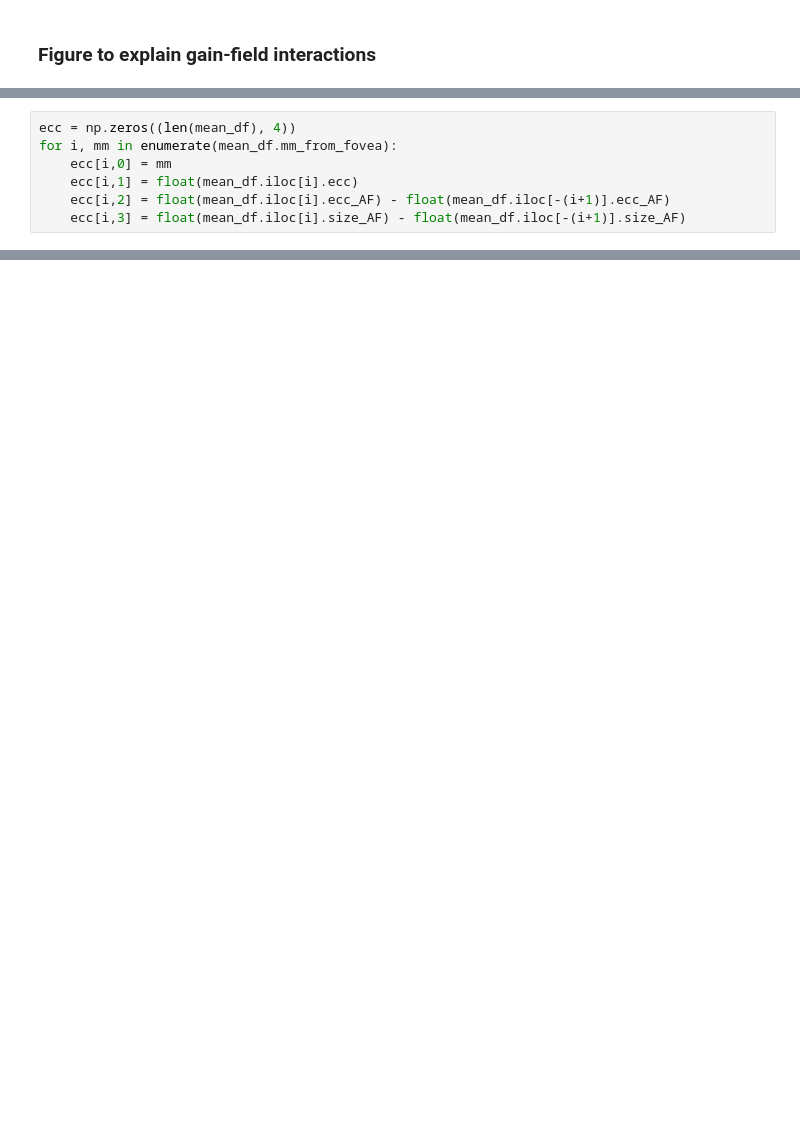
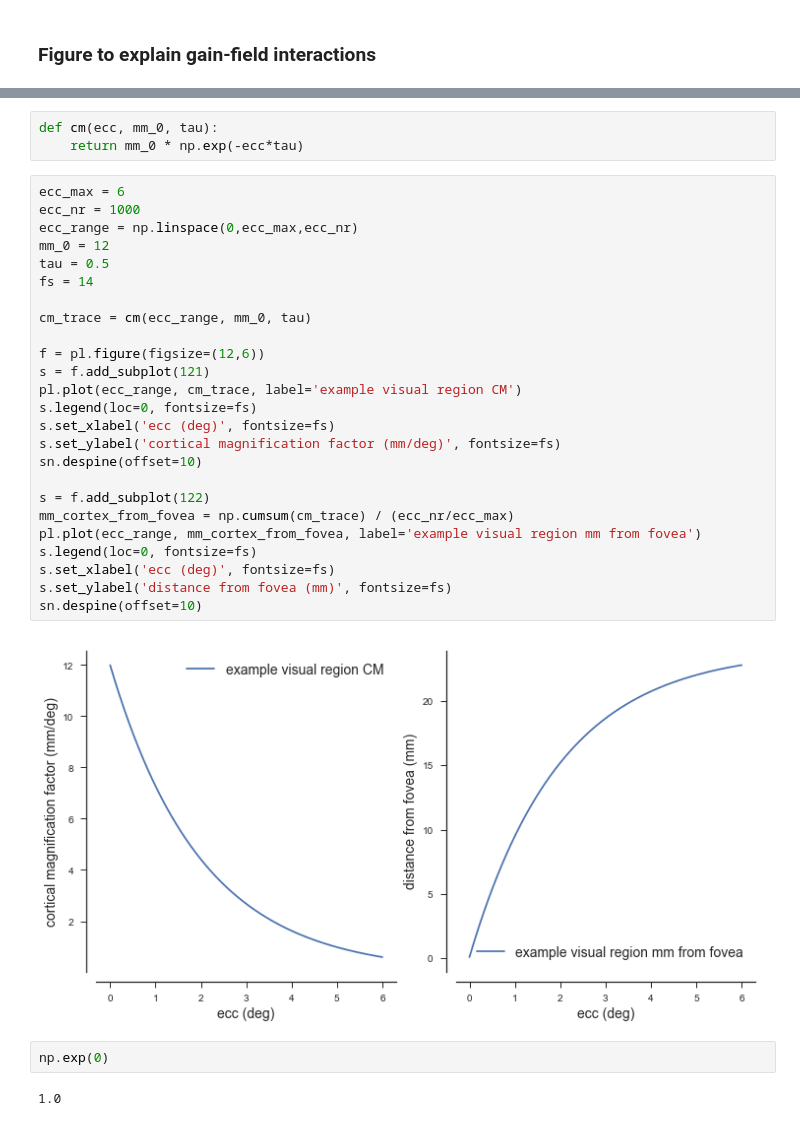
Before and after one commit to spinoza-centre/prf_simulations, a Jupyter notebook: prf_simulations.ipynb, the cells around one changed output, grey strips where cells are left out. Cells and saved outputs as stored; diff of their text form; blank space fills up the shorter version.

```diff
--- a/prf_simulations.ipynb
+++ b/prf_simulations.ipynb
@@ -402,7 +456,0 @@ pl.savefig('figs/gainfield_effects.pdf')
-# %%
-ecc = np.zeros((len(mean_df), 4))
-for i, mm in enumerate(mean_df.mm_from_fovea):
-    ecc[i,0] = mm
-    ecc[i,1] = float(mean_df.iloc[i].ecc)
-    ecc[i,2] = float(mean_df.iloc[i].ecc_AF) - float(mean_df.iloc[-(i+1)].ecc_AF)
-    ecc[i,3] = float(mean_df.iloc[i].size_AF) - float(mean_df.iloc[-(i+1)].size_AF)
@@ -412,0 +651,34 @@ mean_df.iloc[-1].ecc_AF
+# %%
+def cm(ecc, mm_0, tau):
+    return mm_0 * np.exp(-ecc*tau)
+# %%
+ecc_max = 6
+ecc_nr = 1000
+ecc_range = np.linspace(0,ecc_max,ecc_nr)
+mm_0 = 12
+tau = 0.5
+fs = 14
+
+cm_trace = cm(ecc_range, mm_0, tau)
+
+f = pl.figure(figsize=(12,6))
+s = f.add_subplot(121)
+pl.plot(ecc_range, cm_trace, label='example visual region CM')
+s.legend(loc=0, fontsize=fs)
+s.set_xlabel('ecc (deg)', fontsize=fs)
+s.set_ylabel('cortical magnification factor (mm/deg)', fontsize=fs)
+sn.despine(offset=10)
+
+s = f.add_subplot(122)
+mm_cortex_from_fovea = np.cumsum(cm_trace) / (ecc_nr/ecc_max)
+pl.plot(ecc_range, mm_cortex_from_fovea, label='example visual region mm from fovea')
+s.legend(loc=0, fontsize=fs)
+s.set_xlabel('ecc (deg)', fontsize=fs)
+s.set_ylabel('distance from fovea (mm)', fontsize=fs)
+sn.despine(offset=10)
+# %% [output]
+[figure, added]
+# %%
+np.exp(0)
+# %% [output]
+1.0
```
Also changed, not shown: parts of 13 cells of this notebook, 6 other files.
